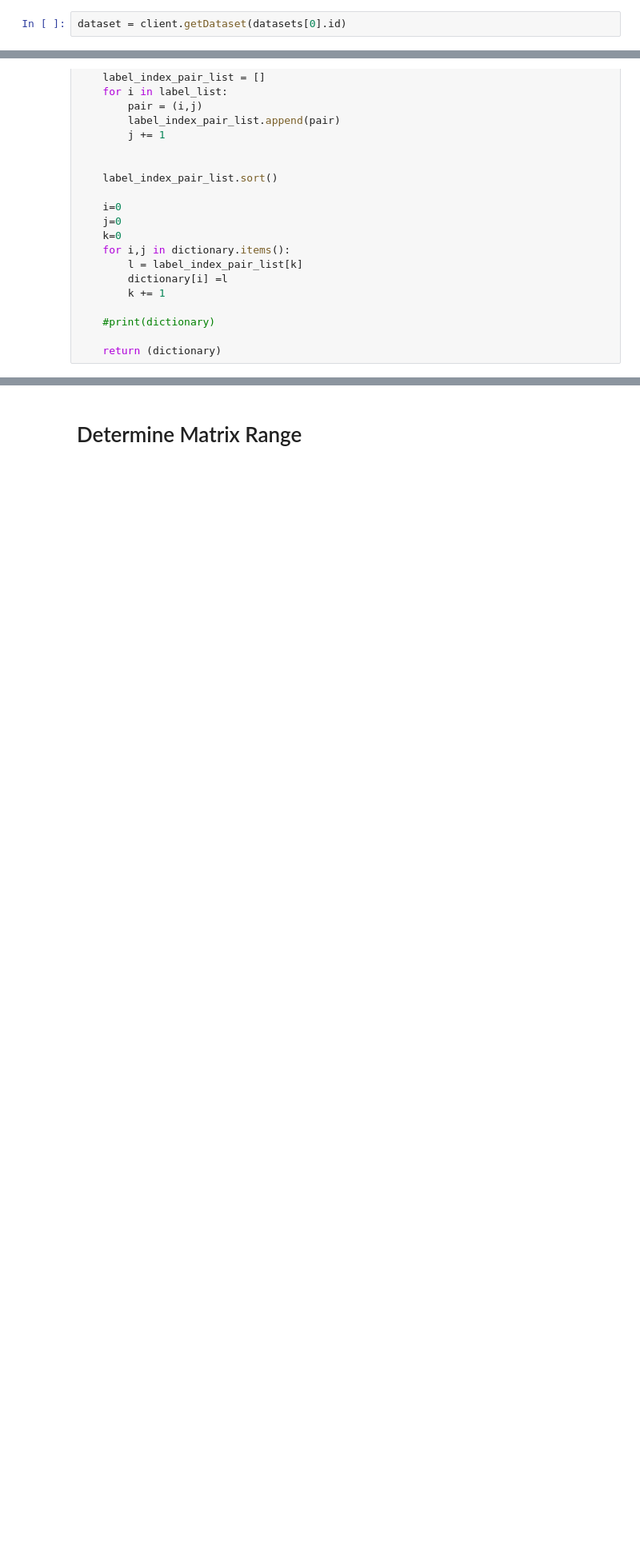
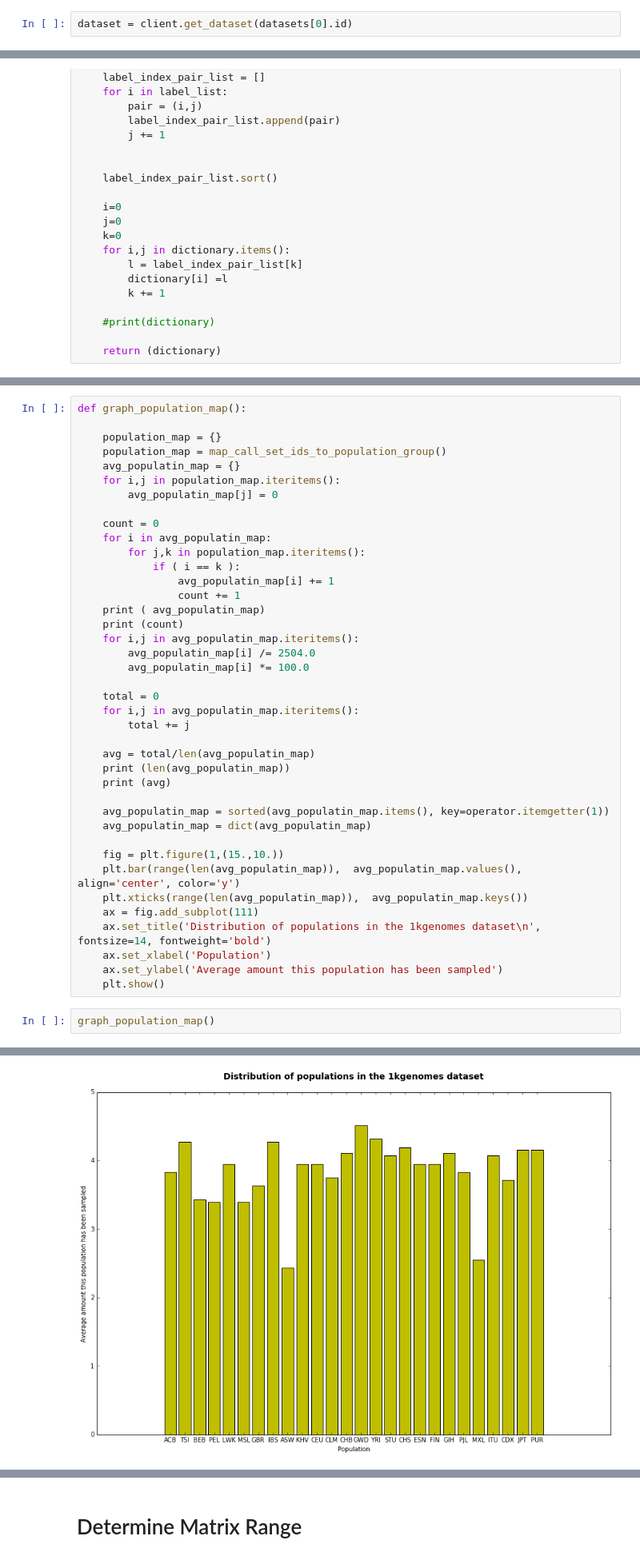
Before and after one commit to BD2KGenomics/bioapi-examples, a Jupyter notebook: python_notebooks/variantMatrix.ipynb, the cells around one changed output, grey strips where cells are left out. Shown at 80% size. Saved outputs shown, nothing was run; the diff lists cells and outputs as text; blank space fills up the shorter version.

```diff
--- a/python_notebooks/variantMatrix.ipynb
+++ b/python_notebooks/variantMatrix.ipynb
@@ -35,7 +40,7 @@ for dataset in datasets:
 Datasets
 Name: 1kgenomes
 # %%
-dataset = client.getDataset(datasets[0].id)
+dataset = client.get_dataset(datasets[0].id)
 # %%
 release = None
 functional = None
@@ -339,0 +669,43 @@ def assign_labels_to_indexes(callMatrix, num_people, num_chrom, begin, stop, clu
+# %%
+def graph_population_map():
+
+    population_map = {}
+    population_map = map_call_set_ids_to_population_group()
+    avg_populatin_map = {}
+    for i,j in population_map.iteritems():
+        avg_populatin_map[j] = 0
+
+    count = 0
+    for i in avg_populatin_map:
+        for j,k in population_map.iteritems():
+            if ( i == k ):
+                avg_populatin_map[i] += 1
+                count += 1
+    print ( avg_populatin_map)
+    print (count)
+    for i,j in avg_populatin_map.iteritems():
+        avg_populatin_map[i] /= 2504.0
+        avg_populatin_map[i] *= 100.0
+
+    total = 0
+    for i,j in avg_populatin_map.iteritems():
+        total += j
+
+    avg = total/len(avg_populatin_map)
+    print (len(avg_populatin_map))
+    print (avg)
+
+    avg_populatin_map = sorted(avg_populatin_map.items(), key=operator.itemgetter(1))
+    avg_populatin_map = dict(avg_populatin_map)
+
+    fig = plt.figure(1,(15.,10.))
+    plt.bar(range(len(avg_populatin_map)),  avg_populatin_map.values(), align='center', color='y')
+    plt.xticks(range(len(avg_populatin_map)),  avg_populatin_map.keys())
+    ax = fig.add_subplot(111)
+    ax.set_title('Distribution of populations in the 1kgenomes dataset\n', fontsize=14, fontweight='bold')
+    ax.set_xlabel('Population')
+    ax.set_ylabel('Average amount this population has been sampled')
+    plt.show()
+# %%
+graph_population_map()
+# %% [output]
@@ -339,0 +716 @@ def assign_labels_to_indexes(callMatrix, num_people, num_chrom, begin, stop, clu
+[figure, added]
```
Also changed, not shown: parts of 35 cells of this notebook.
